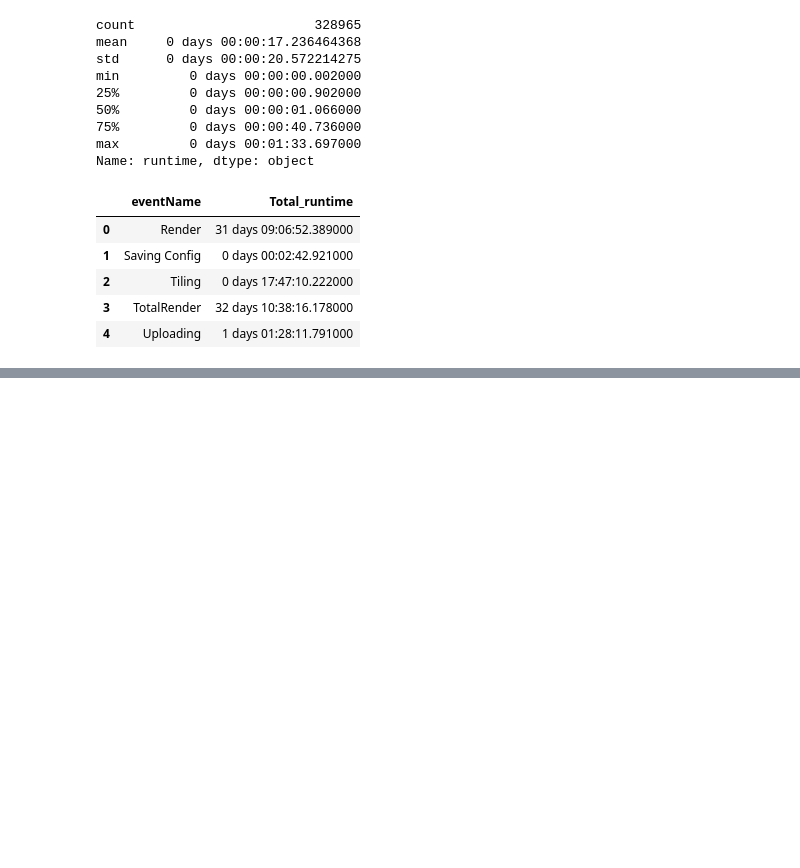
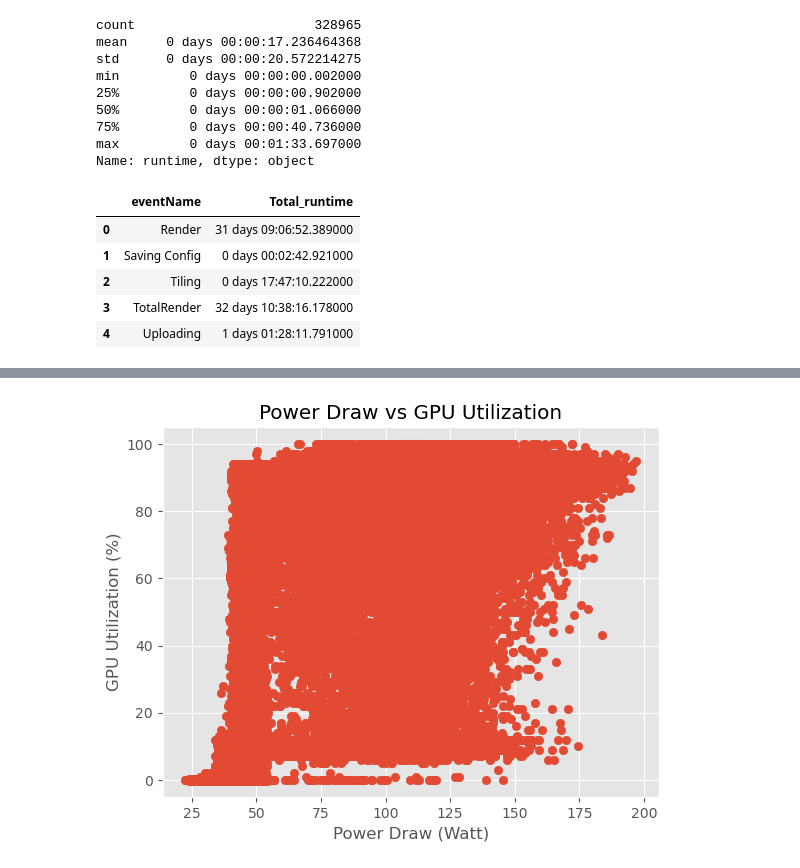
Before and after one commit to spruha2/cloudassign, a Jupyter notebook: Assign.ipynb, the cells around one changed output, grey strips where cells are left out. Cells and saved outputs as stored; diff of their text form; code cells hidden in the pictures; blank space fills up the shorter version.

```diff
--- a/Assign.ipynb
+++ b/Assign.ipynb
@@ -223,0 +294,9 @@ print(f"Duplicate entried in  merged_table : {merged_table.duplicated().sum()}")
+# %%
+# Plot scatter plot: Power Draw vs GPU Utilization
+plt.scatter(gpu['powerDrawWatt'], gpu['gpuUtilPerc'])
+plt.xlabel('Power Draw (Watt)')
+plt.ylabel('GPU Utilization (%)')
+plt.title('Power Draw vs GPU Utilization')
+plt.show()
+# %% [output]
+[figure, added]
```
Also changed, not shown: parts of 28 cells of this notebook.
